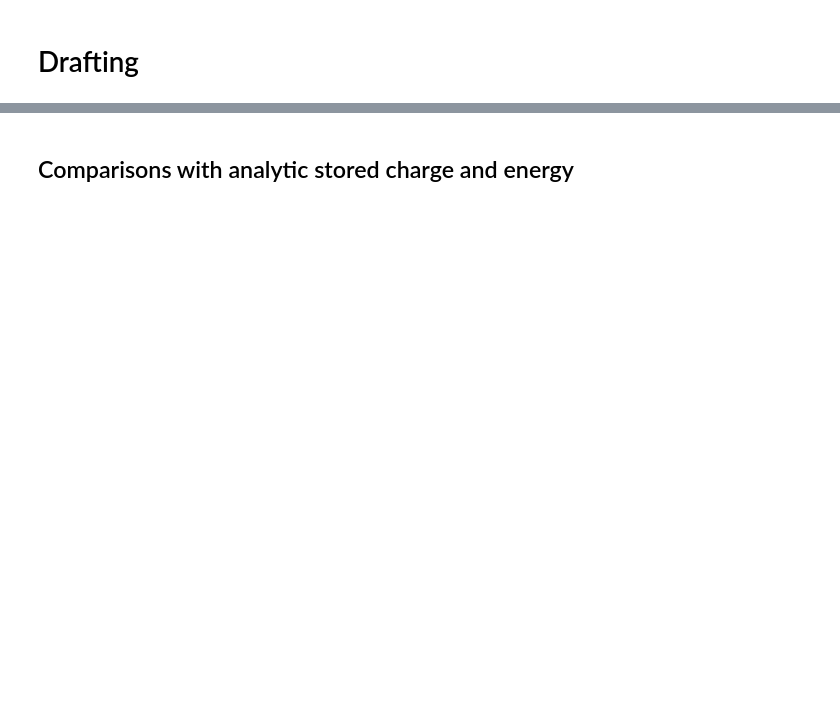
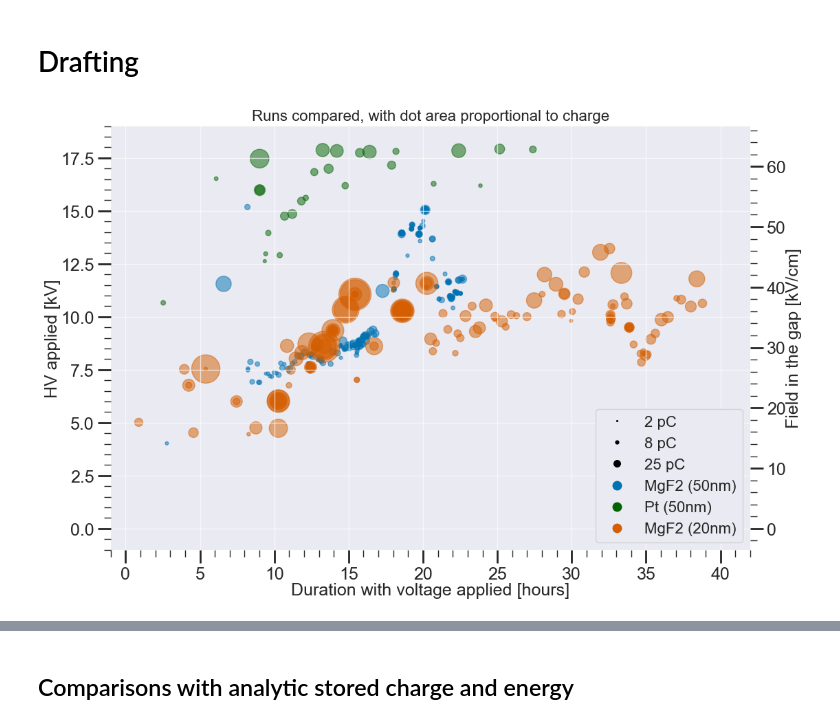
Before and after one commit to ejangelico/ad2-data-processing, a Jupyter notebook: notebooks/Analysis of run comparisons.ipynb, the cells around one changed output, grey strips where cells are left out. Saved outputs shown, nothing was run; the diff lists cells and outputs as text; code cells hidden in the pictures; blank space fills up the shorter version.

```diff
--- a/notebooks/Analysis of run comparisons.ipynb
+++ b/notebooks/Analysis of run comparisons.ipynb
@@ -330,2 +205,70 @@ plt.show()
 # %% [markdown]
 # Drafting
+# %%
+colors = plt.rcParams['axes.prop_cycle'].by_key()['color']
+colors[1] = 'darkgreen'
+charge_dot_scale = 10
+
+fig, ax = plt.subplots()
+ax.set_ylim([-1, 19]) #fixed axis for all
+ax.set_xlim([-1, 42])
+ax2 = ax.twinx()
+E_f = lambda V:V/0.285
+ymin, ymax = ax.get_ylim()
+ax2.set_ylim(E_f(ymin), E_f(ymax))
+ax2.plot([], [])
+
+# Define custom legend entries with markers
+legend_elements = [\
+    Line2D([0], [0], marker='o', linewidth=0, color='k', markersize=np.sqrt(2*charge_dot_scale)/2, label='2 pC'),
+    Line2D([0], [0], marker='o', linewidth=0, color='k', markersize=np.sqrt(8*charge_dot_scale)/2, label='8 pC'),
+    Line2D([0], [0], marker='o', linewidth=0, color='k', markersize=np.sqrt(25*charge_dot_scale)/2, label='25 pC')]
+
+for i, run in enumerate([7,8,9]):
+    ana = anas[run]
+    d = ana.df
+    d = d[~d["ch3 charge"].isna()]
+    ana.load_hv_textfiles()
+    ana.identify_ramps(ref='v_mon')
+    tdmap = ana.time_duration_map
+    #ax.plot(np.array(tdmap["dur"])/3600, tdmap["v"], color='k', linewidth=0.7, alpha=0.5)
+
+    #negative polar events
+    mask = (d["ch3 n negpeaks"] > 0) & (d["ch3 n pospeaks"] == 0) & (np.abs(d["ch3 charge"]) > 1)
+    d_ch = np.abs(np.array(d[mask]["ch3 charge"]))
+    d_sec = np.array(d[mask]["ch3 seconds"])
+    d_hv = np.array(d[mask]["ch3 hv"])
+    d_E = np.array(d[mask]["ch3 field"])
+
+    #recast time
+    hv_event_durs = [ana.get_duration_from_timestamp(_)/3600 for _ in d_sec]
+    ax.scatter(hv_event_durs, d_hv, s=list(np.array(d_ch)*charge_dot_scale), marker='o', alpha=0.5, facecolor=colors[i], edgecolor=colors[i])
+    #ax.plot(hv_event_durs, d_hv, 'k-', alpha=0.3)
+    #negative polar events
+    mask = (d["ch3 n negpeaks"] == 0) & (d["ch3 n pospeaks"] > 0)
+    d_ch = np.abs(np.array(d[mask]["ch3 charge"]))
+    d_sec = np.array(d[mask]["ch3 seconds"])
+    d_hv = np.array(d[mask]["ch3 hv"])
+    d_E = np.array(d[mask]["ch3 field"])
+
+
+
+    #recast time
+    hv_event_durs = [ana.get_duration_from_timestamp(_)/3600 for _ in d_sec]
+
+    #ax.scatter(hv_event_durs, d_hv, s=list(np.array(d_ch)*charge_dot_scale), marker='v', alpha=0.5, facecolor=colors[i], edgecolor=colors[i])
+    #ax.plot(hv_event_durs, d_hv,  'k-', alpha=0.3)
+    legend_elements.append(Line2D([0], [0], marker='o', linewidth=0, color=colors[i], markersize=10, label=ana.title))
+
+
+# Add legend with custom legend entries and solid color bounding background box
+ax.legend(handles=legend_elements, loc='lower right', frameon=True)
+
+ax.set_ylabel("HV applied [kV]")
+ax2.set_ylabel("Field in the gap [kV/cm]")
+ax2.grid(False)
+ax.set_xlabel("Duration with voltage applied [hours]")
+ax.set_title("Runs compared, with dot area proportional to charge")
+plt.show()
+# %% [output]
+[figure, added]
```
Also changed, not shown: parts of 16 cells of this notebook, 5 other files.
